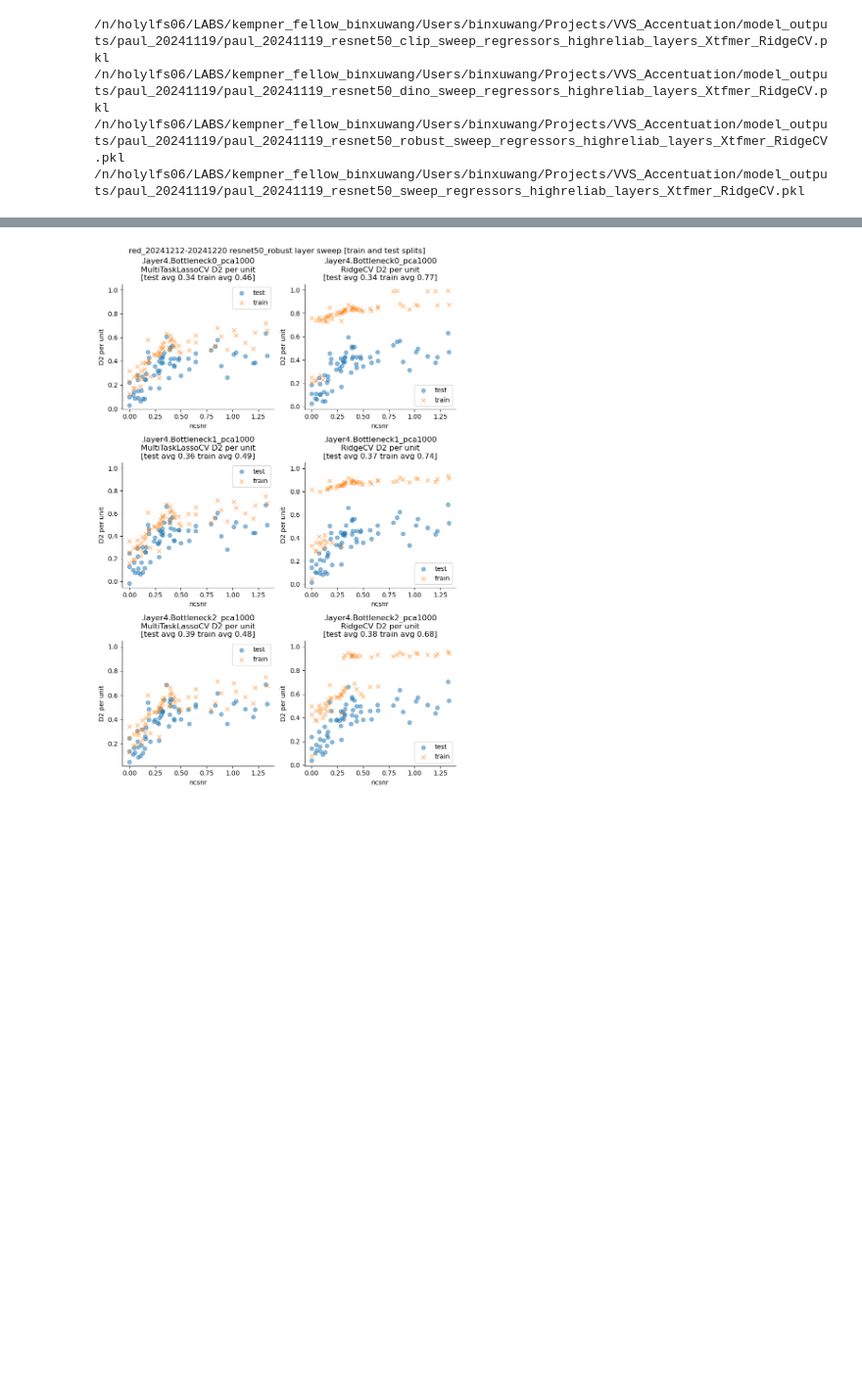
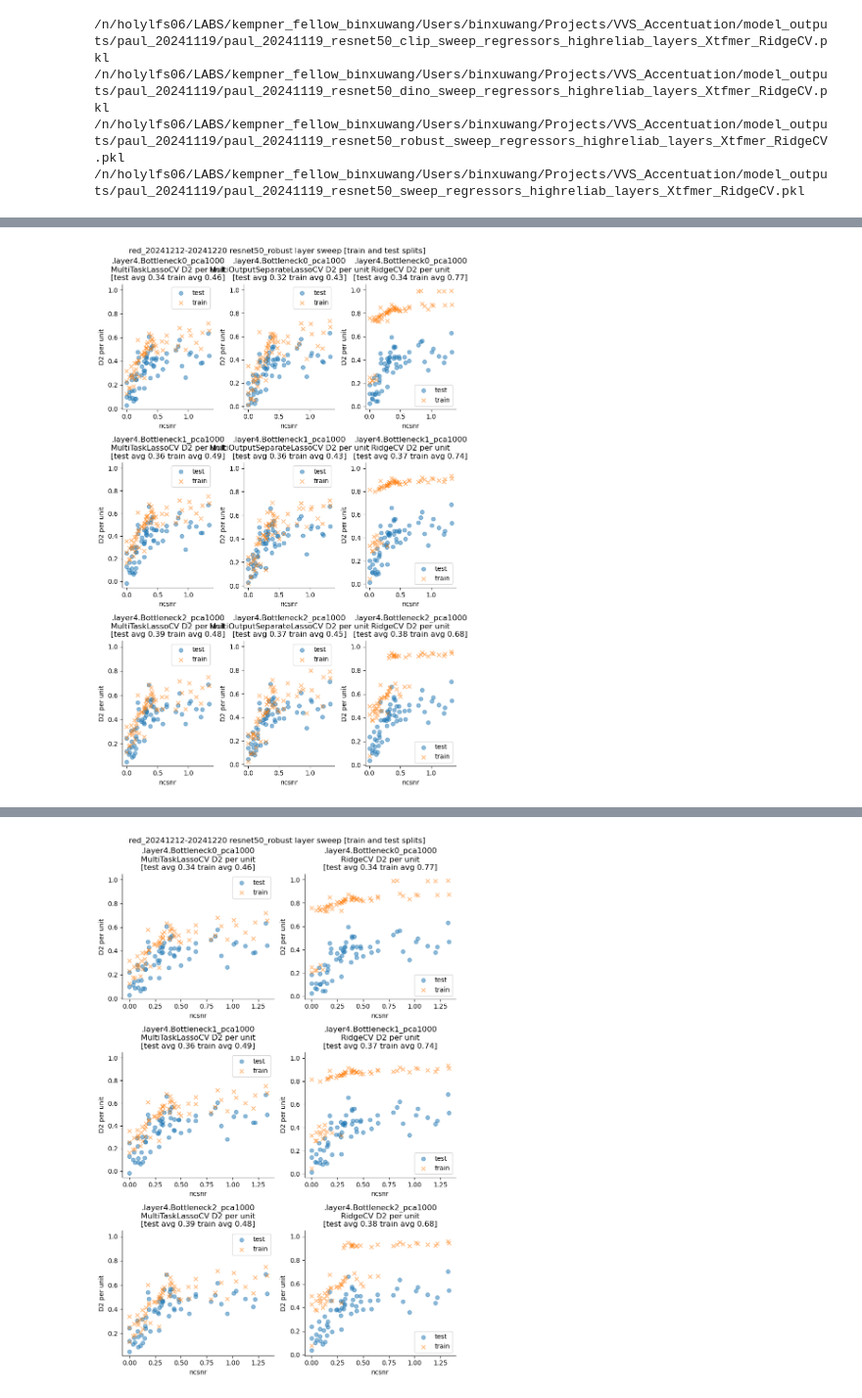
Before and after one commit to Animadversio/Closed-loop-visual-insilico, a Jupyter notebook: notebooks/neural_regression_VVS_day1_241212-241220_RidgeLasso.ipynb, the cells around one changed output, grey strips where cells are left out. Shown at 98% size. Cells and saved outputs as stored; diff of their text form; code cells hidden in the pictures; blank space fills up the shorter version.

Commit message:
add insilico modelling files

```diff
--- a/notebooks/neural_regression_VVS_day1_241212-241220_RidgeLasso.ipynb
+++ b/notebooks/neural_regression_VVS_day1_241212-241220_RidgeLasso.ipynb
@@ -190,3 +196,85 @@ def plot_layer_sweep_results(result_df_lyrswp, subject_id, modelname, ):
     plt.suptitle(f"{subject_id} {modelname} layer sweep")
     plt.show()
     return result_df_lyrswp_formatted, figh
+# %%
+dataroot = r"/n/holylfs06/LABS/kempner_fellow_binxuwang/Users/binxuwang/Projects/VVS_Accentuation"
+stimroot = join(dataroot, "Stimuli", "shared1000")
+pilot_MACO_root = join(dataroot, "Stimuli", "stimuli_pilot_20241119", "results")
+data_path = join(dataroot, "vvs-accentuate-day1_normalize_red_20241212-20241220.h5")
+subject_id = 'red_20241212-20241220'
+PCA_subject_id = 'red_20241212-20241220' # 'paul_20241119'
+batch_size = 96
+device = "cuda"
+reliability_thresh = None
+# Load data
+data_dict = load_neural_data(data_path, subject_id, stimroot)
+stim_names = data_dict['stimulus_names']
+image_fps = parse_image_fullpaths(stim_names, [stimroot, pilot_MACO_root])
+resp_mat = data_dict['resp_mat']
+reliability = data_dict['reliability']
+ncsnr = data_dict['ncsnr']
+idx_train, idx_test = train_test_split(
+    np.arange(len(resp_mat)), test_size=0.2, random_state=42, shuffle=True
+)
+print(f"Loading data from {data_path}")
+figroot = join(dataroot, "model_outputs")
+figdir = join(dataroot, "model_outputs", subject_id, ) #+"_Lasso"
+os.makedirs(figdir, exist_ok=True)
+for modelname in ["resnet50_robust", "resnet50", "resnet50_clip", "resnet50_dino", ]: #
+    print(f"Fitting models for subject {subject_id} with {modelname} model | {len(ncsnr)} channels")
+    model, transforms_pipeline = load_model_transform(modelname, device=device)
+    # Prepare dataset
+    dataset = ImagePathDataset(image_fps, scores=resp_mat, transform=transforms_pipeline)
+
+    batch_size = 96
+    fetcher = featureFetcher(model, input_size=(3, 224, 224), print_module=False)
+    # Select layers, here we choose all the blocks in layer4
+    module_names = [name for name in fetcher.module_names.values() if "Bottleneck" in name and ("layer4" in name )] # or "layer3" in name
+    print(module_names)
+    for name in module_names:
+        fetcher.record(name, store_device='cpu', ingraph=False, )
+    feat_dict_lyrswp = record_features(model, fetcher, dataset, batch_size=batch_size, device=device)
+    fetcher.cleanup()
+
+    thresh = reliability_thresh
+    if thresh is None:
+        chan_mask = np.ones(len(ncsnr), dtype=bool)
+    else:
+        chan_mask = reliability > thresh
+    resp_mat_sel = resp_mat[:, chan_mask]
+    print(f"Fitting models for reliable channels > {thresh} N={chan_mask.sum()}")
+    if PCA_subject_id is not None and \
+        os.path.exists(join(figroot, PCA_subject_id, f"{PCA_subject_id}_{modelname}_sweep_regressors_highreliab_layers_Xtfmer_RidgeLassoCV.pkl")):
+        Xtfmer_lyrswp = th.load(join(figroot, PCA_subject_id, f"{PCA_subject_id}_{modelname}_sweep_regressors_highreliab_layers_Xtfmer_RidgeLassoCV.pkl"), )
+    else:
+        Xtfmer_lyrswp = {}
+
+    Xdict_lyrswp, Xtfmer_lyrswp = transform_features2Xdict(feat_dict_lyrswp, module_names, dimred_list=["pca1000", ],  #  "srp"
+                                    pretrained_Xtransforms=Xtfmer_lyrswp)
+    # Define regressors
+    regressors = [MultiTaskLassoCV(cv=5, n_alphas=100, n_jobs=-1, max_iter=10000, tol=1E-4),
+                  MultiOutputSeparateLassoCV(cv=5, n_alphas=100, n_jobs=-1, max_iter=10000, tol=1E-4),
+                  RidgeCV(alphas=[1E-4, 1E-3, 1E-2, 1E-1, 1, 10, 100, 1E3, 1E4, 1E5, 1E6, 1E7, 1E8, 1E9], alpha_per_target=True,),
+                  ]
+    regressor_names = ["MultiTaskLassoCV", "MultiOutputSeparateLassoCV", "RidgeCV"]
+    result_df_lyrswp, fit_models_lyrswp = sweep_regressors(Xdict_lyrswp, resp_mat_sel, regressors, regressor_names, verbose=True)
+    result_df_lyrswp.to_csv(join(figdir, f"{subject_id}_{modelname}_sweep_regressors_highreliab_layers_sweep_RidgeLassoCV.csv"))
+    th.save(fit_models_lyrswp, join(figdir, f"{subject_id}_{modelname}_sweep_regressors_highreliab_layers_fitmodels_RidgeLassoCV.pth"))
+    th.save(Xtfmer_lyrswp, join(figdir, f"{subject_id}_{modelname}_sweep_regressors_highreliab_layers_Xtfmer_RidgeLassoCV.pkl"))
+
+    pred_dict, D2_per_unit_dict, D2_per_unit_train_dict, D2_per_unit_test_dict = compute_model_predictions_and_D2(
+                                    fit_models_lyrswp, Xdict_lyrswp, resp_mat_sel, idx_train, idx_test)
+    pkl.dump({
+        "pred_dict": pred_dict,
+        "D2_per_unit_dict": D2_per_unit_dict,
+        "D2_per_unit_train_dict": D2_per_unit_train_dict,
+        "D2_per_unit_test_dict": D2_per_unit_test_dict,
+    }, open(join(figdir, f"{subject_id}_{modelname}_sweep_regressors_layers_pred_meta_RidgeLassoCV.pkl"), "wb"))
+
+    figh = plot_D2_vs_ncsnr_perlayer(D2_per_unit_test_dict, D2_per_unit_train_dict, ncsnr, subject_id, modelname, )
+    saveallforms(figdir, f"{subject_id}_{modelname}_layer_sweep_GridCV_synopisis_D2perunit_ncsnr_scatter_RidgeLassoCV")
+
+    result_df_lyrswp_formatted, figh2 = plot_layer_sweep_results(result_df_lyrswp, subject_id, modelname, )
+    saveallforms(figdir, f"{subject_id}_{modelname}_layer_sweep_GridCV_synopisis_RidgeLassoCV")
+    result_df_lyrswp_formatted.to_csv(join(figdir, f"{subject_id}_{modelname}_sweep_regressors_highreliab_layers_sweep_RidgeLassoCV_formatted.csv"))
+# %% [output]
@@ -192,0 +318 @@ def plot_layer_sweep_results(result_df_lyrswp, subject_id, modelname, ):
+[figure, added]
```
Also changed, not shown: parts of 16 cells of this notebook, 7 other files.
